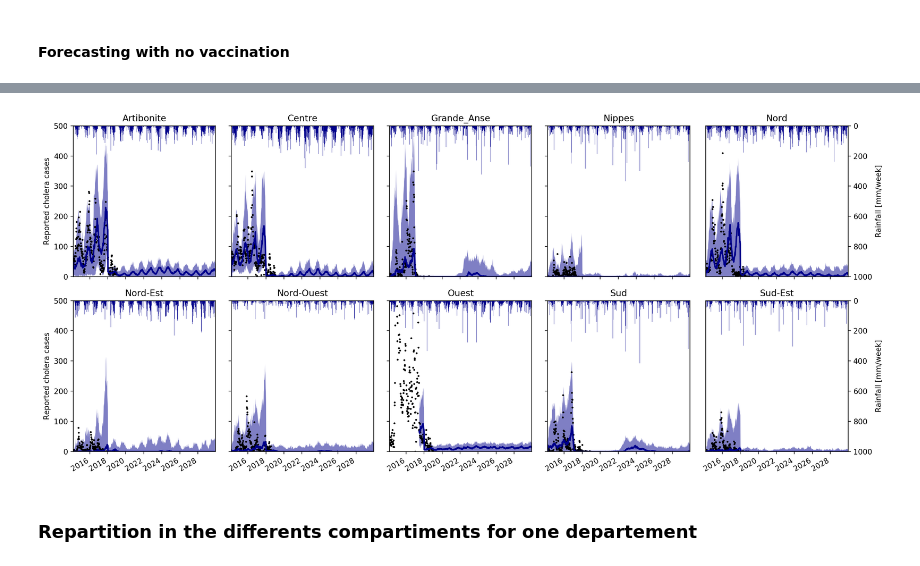
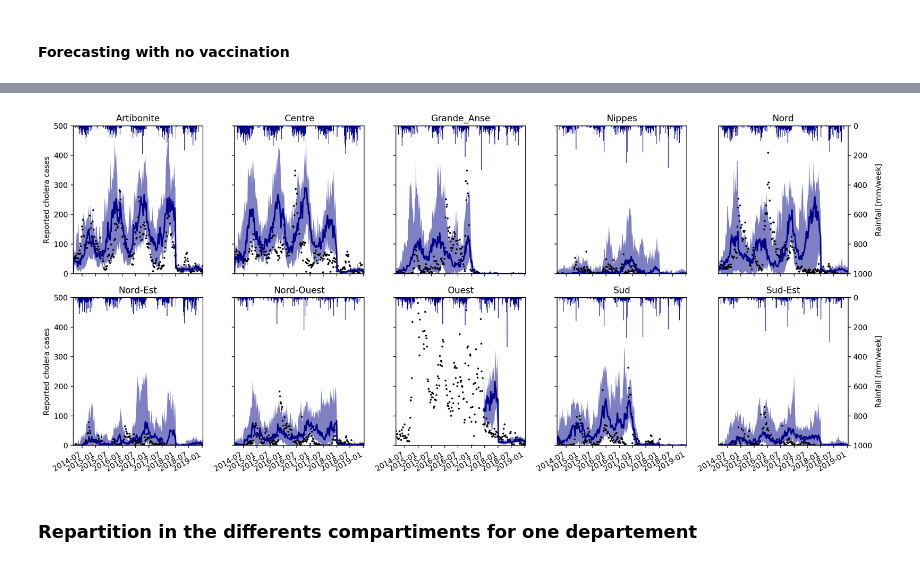
Before and after one commit to jcblemai/haiti-mass-ocv-campaign, a Jupyter notebook: forecast_all-dept.ipynb, the cells around one changed output, grey strips where cells are left out. Saved outputs shown, nothing was run; the diff lists cells and outputs as text; code cells hidden in the pictures.

```diff
--- a/forecast_all-dept.ipynb
+++ b/forecast_all-dept.ipynb
@@ -196,8 +196,8 @@ cols(
 # %%
 ti = input_parameters['t_start']
 tf = input_parameters['t_end']
-tf = input_parameters['t_end'] + datetime.timedelta(356)
-tf = t_for
+#tf = input_parameters['t_end'] + datetime.timedelta(356)
+#tf = t_for
 
 all_data['Ouest'].q05['cases'][:datetime.date(2017,6,10)] = np.nan
 all_data['Ouest'].q50['cases'][:datetime.date(2017,6,10)] = np.nan
@@ -208,34 +208,34 @@ fig.patch.set_facecolor('white')
 axes = axes.flat;
 for i, dp in enumerate(departements):
 
     axt =  axes[i].twinx()
     axes[i].plot(cases[dp][t_start:][ti:tf], marker='.', linestyle='-',color='black', linewidth=0, markersize=3 )
     axes[i].fill_between(all_data[dp].q05['cases'][ti:tf].index, all_data[dp].q05['cases'][ti:tf], all_data[dp].q95['cases'][ti:tf], alpha = .5, color = 'darkblue', linewidth = 0)
     axes[i].plot(all_data[dp].q50['cases'][ti:tf], alpha = 1,linestyle='-', linewidth = 2, color = 'darkblue')
     axt.bar(pd.date_range(ti,tf, freq='W-SAT').date, rain[dp].resample('W-SAT').sum()[ti:tf], label = r'Rainfall', color = 'darkblue', width=7, alpha = 1)
 
     axes[i].set_title(dp)
     axes[i].set_ylim(0, 500)
     axt.set_ylim(1000, 0)
     #axt.set_ylim(4*max(rain[dp].resample('W-SAT').sum()[t_start:t_for]),0) # check if only reverse y
     axes[i].set_xlim(ti, tf)
     if i%5 == 4:
         axt.set_ylabel('Rainfall [mm/week]')
         axes[i].get_yaxis().set_visible(False)
 
     elif i%5 == 0:
         axes[i].set_ylabel('Reported cholera cases')
     if i%5 != 4:
         axt.get_yaxis().set_visible(False)
     #axes[i].legend()
 
 for ax in axes:
     ax.label_outer()
 
 fig.autofmt_xdate()
 fig.tight_layout()
 # %% [output]
-[figure, old version]
+[figure, new version]
 # %% [markdown]
 ### Repartition in the differents compartiments for one departement
 # %%
```
Also changed, not shown: parts of 2 cells of this notebook, 7 other files.
